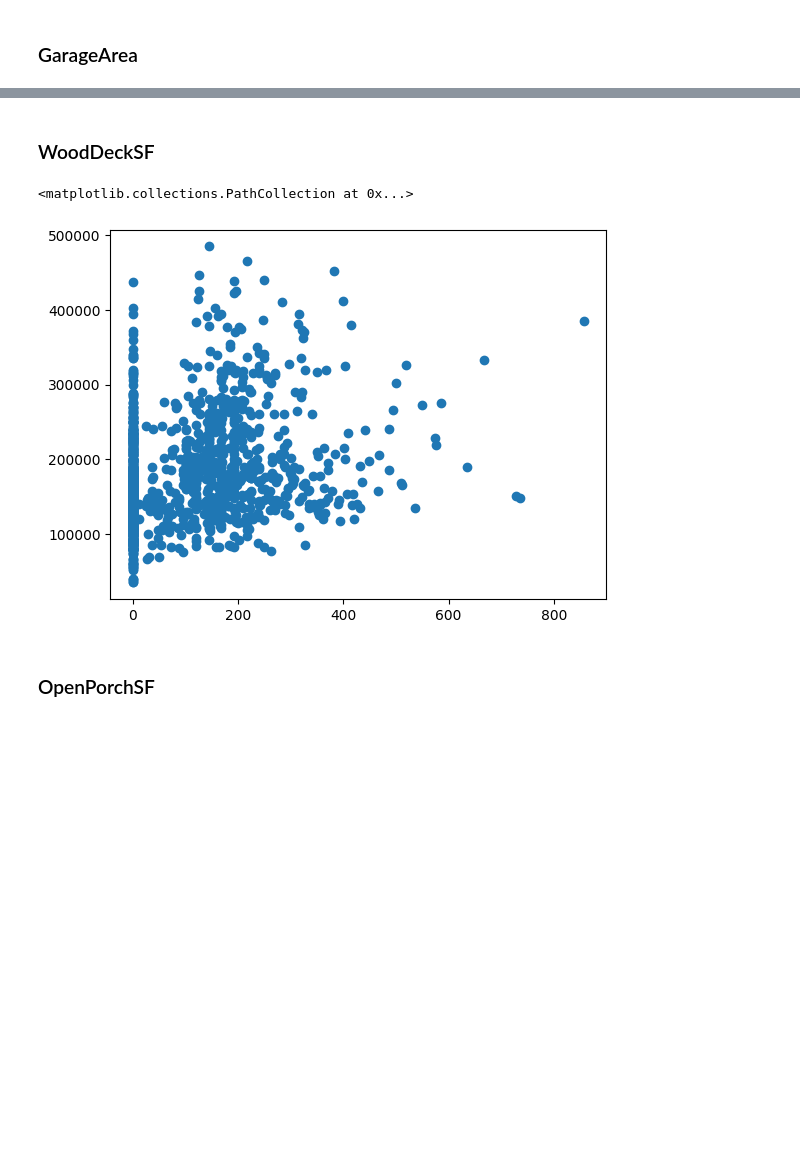
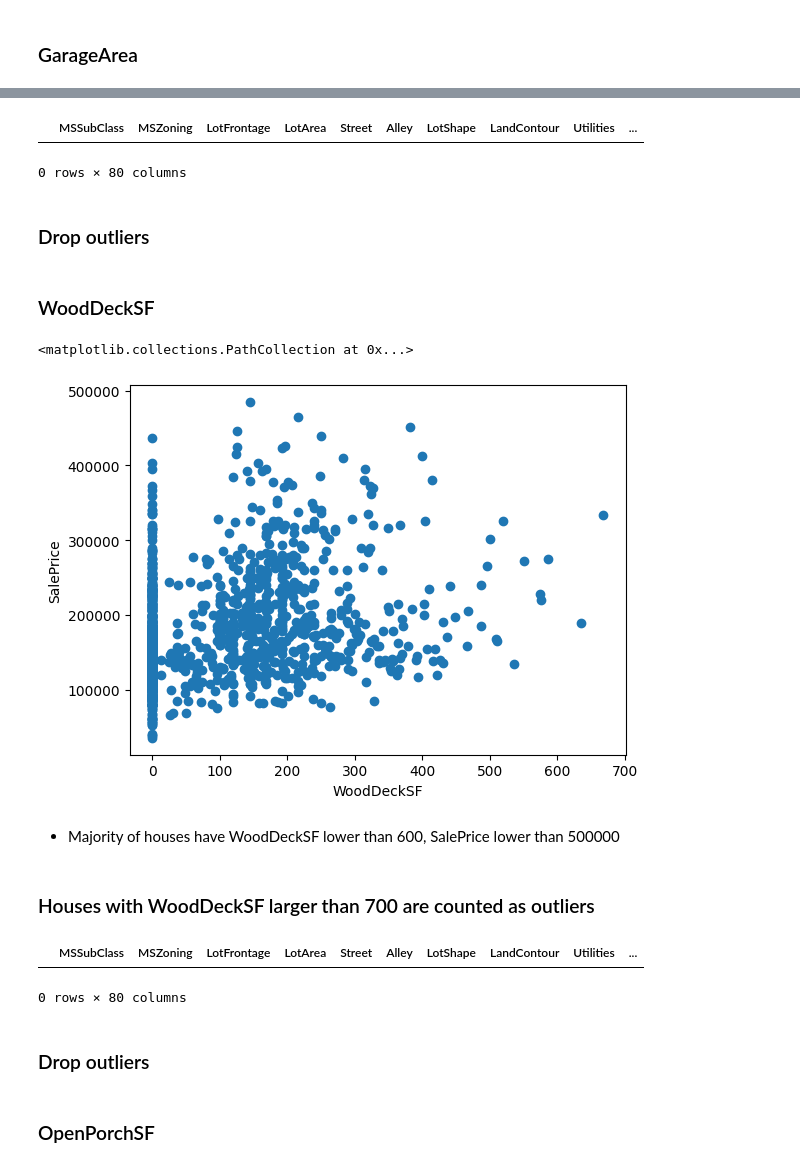
Before and after one commit to Hoangnhan1708/house-price-advanced-regression-techniques, a Jupyter notebook: notebooks/data-exploration.ipynb, the cells around one changed output, grey strips where cells are left out. Drawn from its saved outputs; the diff is of its cells as text; code cells hidden in the pictures; blank space fills up the shorter version.

```diff
--- a/notebooks/data-exploration.ipynb
+++ b/notebooks/data-exploration.ipynb
@@ -606,3 +808,10 @@ plt.scatter(x='GarageArea', y='SalePrice', data=df_train)
+# %%
+df_train.query('GarageArea > 1200')
+# %% [output]
+|  | MSSubClass | MSZoning | LotFrontage | LotArea | Street | Alley | LotShape | LandContour | Utilities | ... |
+0 rows × 80 columns
+# %% [markdown]
+### Drop outliers
 # %%
 rows_to_drop = df_train.query('GarageArea > 1200').index
 
@@ -611,10 +820,23 @@ df_train.drop(rows_to_drop, inplace=True)
 # %% [markdown]
 ### WoodDeckSF
 # %%
+plt.xlabel('WoodDeckSF')
+plt.ylabel('SalePrice')
 plt.scatter(x='WoodDeckSF', y='SalePrice', data=df_train)
 # %% [output]
 <matplotlib.collections.PathCollection at 0x...>
-[figure, old version]
+[figure, new version]
+# %% [markdown]
+- Majority of houses have WoodDeckSF lower than 600, SalePrice lower than 500000
+# %% [markdown]
+### Houses with WoodDeckSF larger than 700 are counted as outliers
+# %%
+df_train.query('WoodDeckSF > 700')
+# %% [output]
+|  | MSSubClass | MSZoning | LotFrontage | LotArea | Street | Alley | LotShape | LandContour | Utilities | ... |
+0 rows × 80 columns
+# %% [markdown]
+### Drop outliers
 # %%
 rows_to_drop = df_train.query('WoodDeckSF > 700').index
 
```
Also changed, not shown: parts of 120 cells of this notebook.
